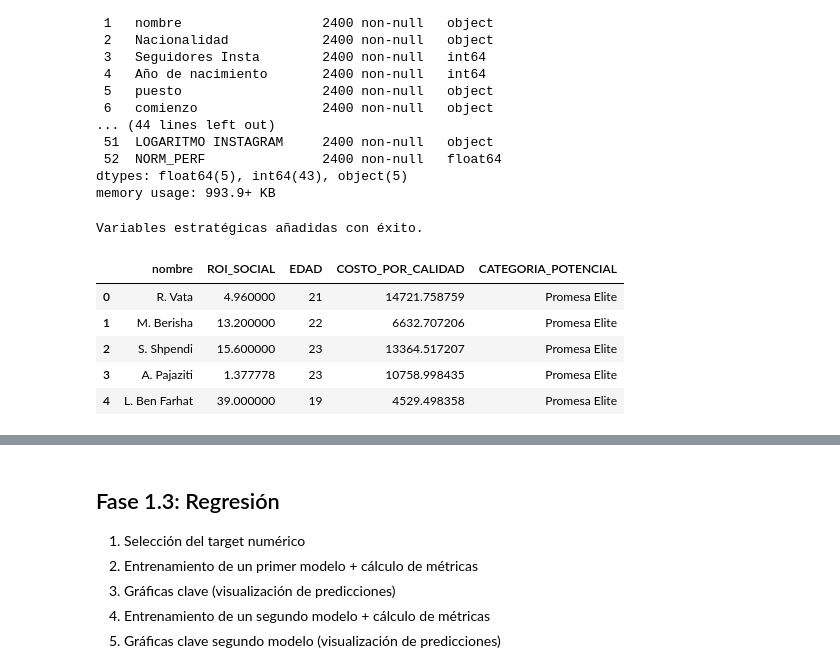
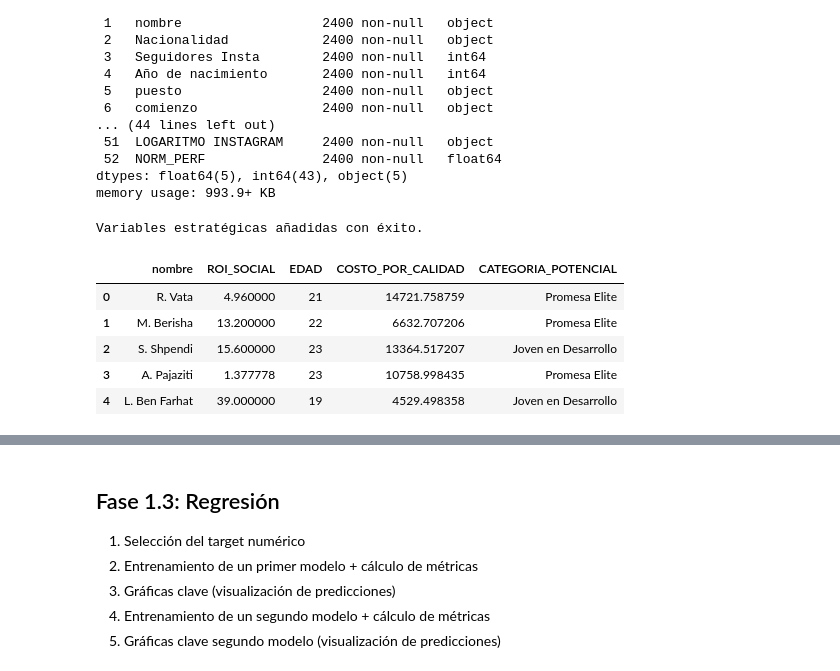
Before and after one commit to amarchenac-ops/repositoryanthony, a Jupyter notebook: [00] - Workshops/Workshop_ML_PartTime.ipynb, the cells around one changed output, grey strips where cells are left out. Cells and saved outputs as stored; diff of their text form; code cells hidden in the pictures.

```diff
--- a/[00] - Workshops/Workshop_ML_PartTime.ipynb
+++ b/[00] - Workshops/Workshop_ML_PartTime.ipynb
@@ -150,37 +150,37 @@ memory usage: 993.9+ KB
 # %%
 import datetime
 
-# 1. ROI Social (Seguidores por cada euro de salario)
+# ROI Social (Seguidores por cada euro de salario)
 df_limpio['ROI_SOCIAL'] = df_limpio['Seguidores Insta'] / df_limpio['salario'].replace(0, 1)
 
-# 2. Calcular Edad (Variable auxiliar necesaria)
+# Calcular Edad (Variable auxiliar necesaria)
 anio_actual = datetime.datetime.now().year
 df_limpio['EDAD'] = anio_actual - df_limpio['Año de nacimiento']
 
-# 3. Ratio Técnica vs Físico
+# Ratio Técnica vs Físico
 df_limpio['RATIO_TECNICO_FISICO'] = df_limpio['Técnica'] / df_limpio['Performance físico'].replace(0, 1)
 
-# 4. Eficiencia de Costo (Costo por cada punto de índice deportivo)
+# Eficiencia de Costo (Costo por cada punto de índice deportivo)
 df_limpio['COSTO_POR_CALIDAD'] = df_limpio['valor'] / df_limpio['Indice total deportivo'].replace(0, 1)
 
-# 5. Clasificación de Potencial (Lógica de experto)
+# Clasificación de Potencial (Lógica de experto)
 def clasificar_potencial(row):
-    if row['EDAD'] <= 23 and row['Indice total deportivo'] >= 75:
+    if row['EDAD'] <= 23 and row['Indice total deportivo'] >= 90:
         return 'Promesa Elite'
-    elif row['EDAD'] <= 23 and row['Indice total deportivo'] < 75:
+    elif row['EDAD'] <= 23 and row['Indice total deportivo'] < 90:
         return 'Joven en Desarrollo'
     else:
         return 'Jugador Consolidado'
 
 df_limpio['CATEGORIA_POTENCIAL'] = df_limpio.apply(clasificar_potencial, axis=1)
 
 print("Variables estratégicas añadidas con éxito.")
 display(df_limpio[['nombre', 'ROI_SOCIAL', 'EDAD', 'COSTO_POR_CALIDAD', 'CATEGORIA_POTENCIAL']].head())
 # %% [output]
 Variables estratégicas añadidas con éxito.
 |  | nombre | ROI_SOCIAL | EDAD | COSTO_POR_CALIDAD | CATEGORIA_POTENCIAL |
 | 0 | R. Vata | 4.960000 | 21 | 14721.758759 | Promesa Elite |
 | 1 | M. Berisha | 13.200000 | 22 | 6632.707206 | Promesa Elite |
-| 2 | S. Shpendi | 15.600000 | 23 | 13364.517207 | Promesa Elite |
+| 2 | S. Shpendi | 15.600000 | 23 | 13364.517207 | Joven en Desarrollo |
 | 3 | A. Pajaziti | 1.377778 | 23 | 10758.998435 | Promesa Elite |
-| 4 | L. Ben Farhat | 39.000000 | 19 | 4529.498358 | Promesa Elite |
+| 4 | L. Ben Farhat | 39.000000 | 19 | 4529.498358 | Joven en Desarrollo |
```
Also changed, not shown: parts of 6 cells of this notebook.
